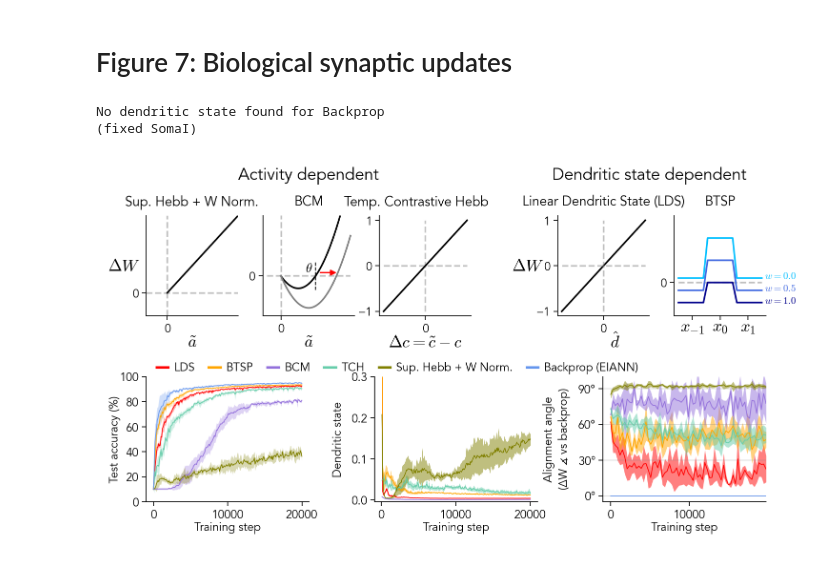
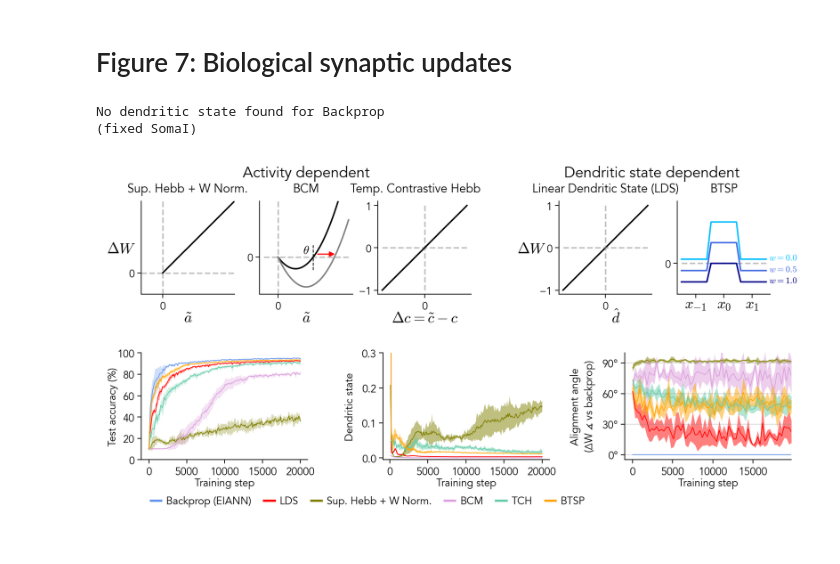
Before and after one commit to Milstein-Lab/EIANN, a Jupyter notebook: docs/Galloni_etal_2025/Figure_7.ipynb, the cells around one changed output. Saved outputs shown, nothing was run; the diff lists cells and outputs as text; code cells hidden in the pictures.

Commit message:
updated figures

```diff
--- a/docs/Galloni_etal_2025/Figure_7.ipynb
+++ b/docs/Galloni_etal_2025/Figure_7.ipynb
@@ -12,10 +12,10 @@ from EIANN.generate_figures import *
 eiann.update_plot_defaults()
 root_dir = ut.get_project_root()
 # %%
-figure_name = "Fig5_BTSP_BCM_HebbWN"
+figure_name = "Fig7_biological_rules"
 
-model_list = ["bpLike_WT_hebbdend", "BTSP_WT_hebbdend", "Supervised_BCM_WT_hebbdend",
-              "SupHebbTempCont_WT_hebbdend", "Supervised_HebbWN_WT_hebbdend", "bpDale_fixed"]
+model_list = ["bpDale_fixed", "bpLike_WT_hebbdend", "Supervised_HebbWN_WT_hebbdend",
+            "Supervised_BCM_WT_hebbdend", "SupHebbTempCont_WT_hebbdend", "BTSP_WT_hebbdend"]
 
 model_dict_all = load_model_dict()
 generate_hdf5_all_seeds(model_list, model_dict_all, variables_to_save = ['val_history_train_steps', 'dendritic_state', 'angle_vs_bp'], recompute=None)
@@ -58,12 +58,12 @@ def plot_learning_rule_diagram(axes_list):
     ax.set_xticks([0])
     ax.set_yticks([0])
     ax.set_xlabel('$\\tilde{a}$', math_fontfamily=mathfont, fontsize=10, labelpad=pad)
-    ax.text(0.5, 1.4, 'Activity dependent', fontsize=10, ha='center', va='center', transform=ax.transAxes)
     ax.vlines(theta, -0.07, 0.07, linestyle='--', color='k', linewidth=0.55, alpha=1)
     ax.text(theta-0.1, 0.018, r'$\theta$', fontsize=8, ha='center', math_fontfamily=mathfont)
     ax.annotate('', xy=(theta+0.02, 0.016), xytext=(theta2+0.05, 0.016), arrowprops=dict(arrowstyle='<|-', color='red', linewidth=0.8, ), ha='center')
     ax.set_title('BCM', fontsize=8)
 
+    ax.text(0.5, 1.3, 'Activity dependent', fontsize=10, ha='center', va='center', transform=ax.transAxes)
 
     # Hebb Temporal Contrast (TCH)
     ax = axes_list[2]
@@ -89,7 +89,8 @@ def plot_learning_rule_diagram(axes_list):
     ax.set_xticks([0])
     ax.set_yticks([-1, 0, 1])
     ax.set_title('Linear Dendritic State (LDS)', fontsize=8)
-    ax.text(1, 1.4, 'Dendritic state dependent', fontsize=10, ha='center', va='center', transform=ax.transAxes)
+
+    ax.text(1, 1.3, 'Dendritic state dependent', fontsize=10, ha='center', va='center', transform=ax.transAxes)
 
     # BTSP
     ax = axes_list[4]
@@ -115,45 +116,45 @@ def plot_learning_rule_diagram(axes_list):
         label.set_y(label.get_position()[1] + 0.05)
     ax.set_title('BTSP', fontsize=8)
 # %%
-fig = plt.figure(figsize=(6.5, 3), dpi=250)
+fig = plt.figure(figsize=(6.5, 3.2), dpi=250)
 
 gs_diagram = gs.GridSpec(nrows=1, ncols=6, figure=fig,
-                    left=0.1,right=0.9,
-                    top=0.9, bottom = 0.62,
+                    left=0.05,right=0.95,
+                    top=0.89, bottom = 0.62,
                     wspace=0.3, hspace=0.6,
                     width_ratios=[1,1,1,0.4,1,1])
 axes_diagram = [fig.add_subplot(gs_diagram[i]) for i in range(6) if i!=3]
 plot_learning_rule_diagram(axes_list=axes_diagram)
 
 axes_plots = gs.GridSpec(nrows=1, ncols=3, figure=fig,
-                    left=0.1,right=0.9,
-                    top=0.45, bottom = 0.1,
-                    wspace=0.4, hspace=0.6)
+                    left=0.05,right=0.98,
+                    top=0.45, bottom = 0.14,
+                    wspace=0.45, hspace=0.6)
 ax_accuracy = fig.add_subplot(axes_plots[0])
 ax_dendstate = fig.add_subplot(axes_plots[1])
 ax_angle_vs_BP = fig.add_subplot(axes_plots[2])
 
 model_dict_all["BTSP_WT_hebbdend"]["label"] = "BTSP"
 model_dict_all["bpLike_WT_hebbdend"]["label"] = "LDS"
 
 for model_key in model_list:
     model_dict = model_dict_all[model_key]
     network_name = model_dict['config'].split('.')[0]
     hdf5_path = root_dir + f"/EIANN/data/model_hdf5_plot_data/plot_data_{network_name}.h5"
     with h5py.File(hdf5_path, 'r') as f:
         data_dict = f[network_name]
         # print(f"Generating plots for {model_dict['label']}")
         plot_accuracy_all_seeds(data_dict, model_dict, ax=ax_accuracy)
         plot_dendritic_state_all_seeds(data_dict, model_dict, ax=ax_dendstate)
         plot_angle_vs_bp_all_seeds(data_dict, model_dict, ax=ax_angle_vs_BP)
 
-legend = ax_accuracy.legend(ncol=6, bbox_to_anchor=(-0., 1.2), loc='upper left')
+legend = ax_accuracy.legend(ncol=6, bbox_to_anchor=(0., -0.25), loc='upper left')
 for line in legend.get_lines():
     line.set_linewidth(1.5)
 
 fig.savefig(f"{root_dir}/EIANN/figures/{figure_name}.png", dpi=300)
 fig.savefig(f"{root_dir}/EIANN/figures/{figure_name}.svg", dpi=300)
 # %% [output]
 No dendritic state found for Backprop
 (fixed SomaI)
-[figure, old version]
+[figure, new version]
```
Also changed, not shown: 8 other files.
